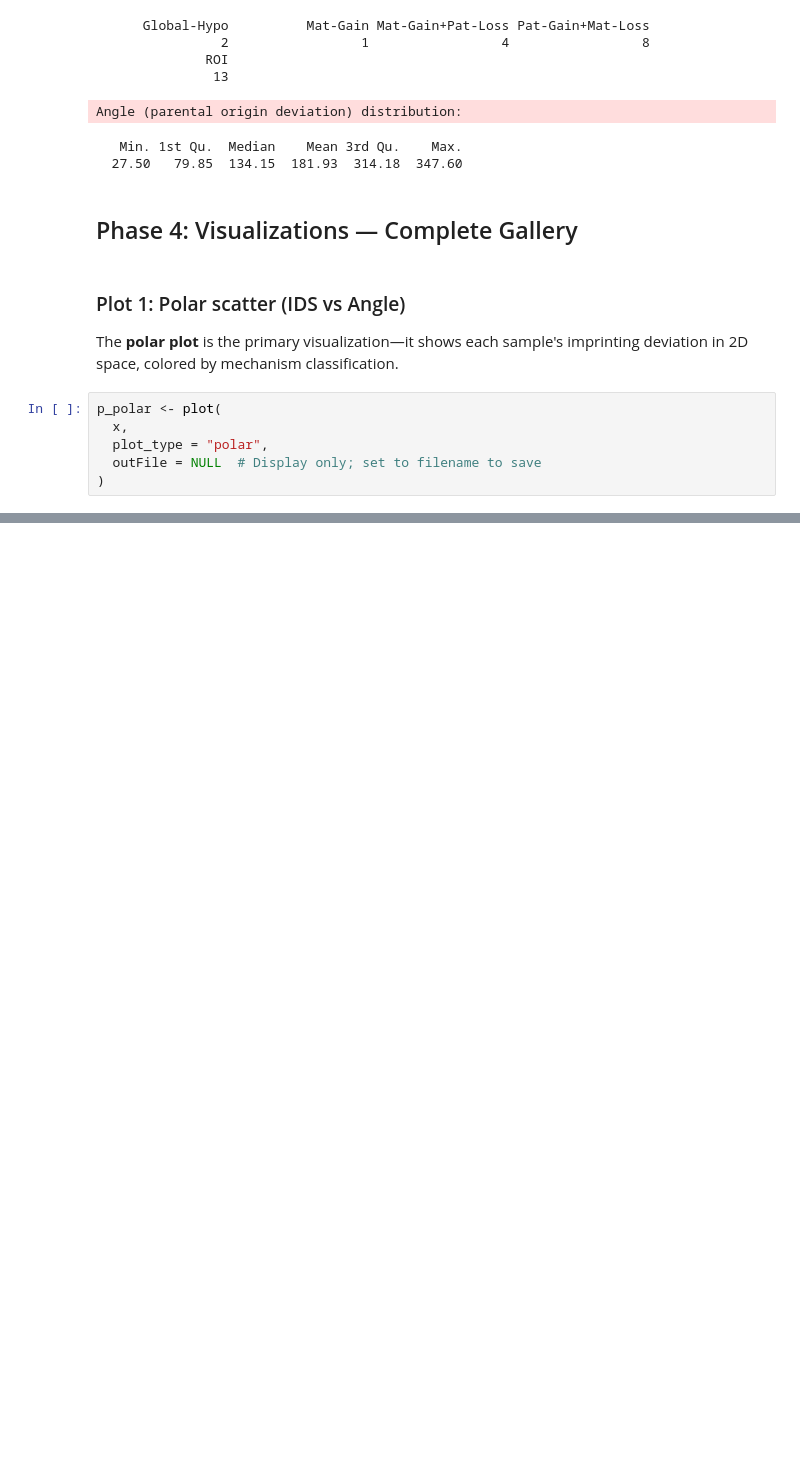
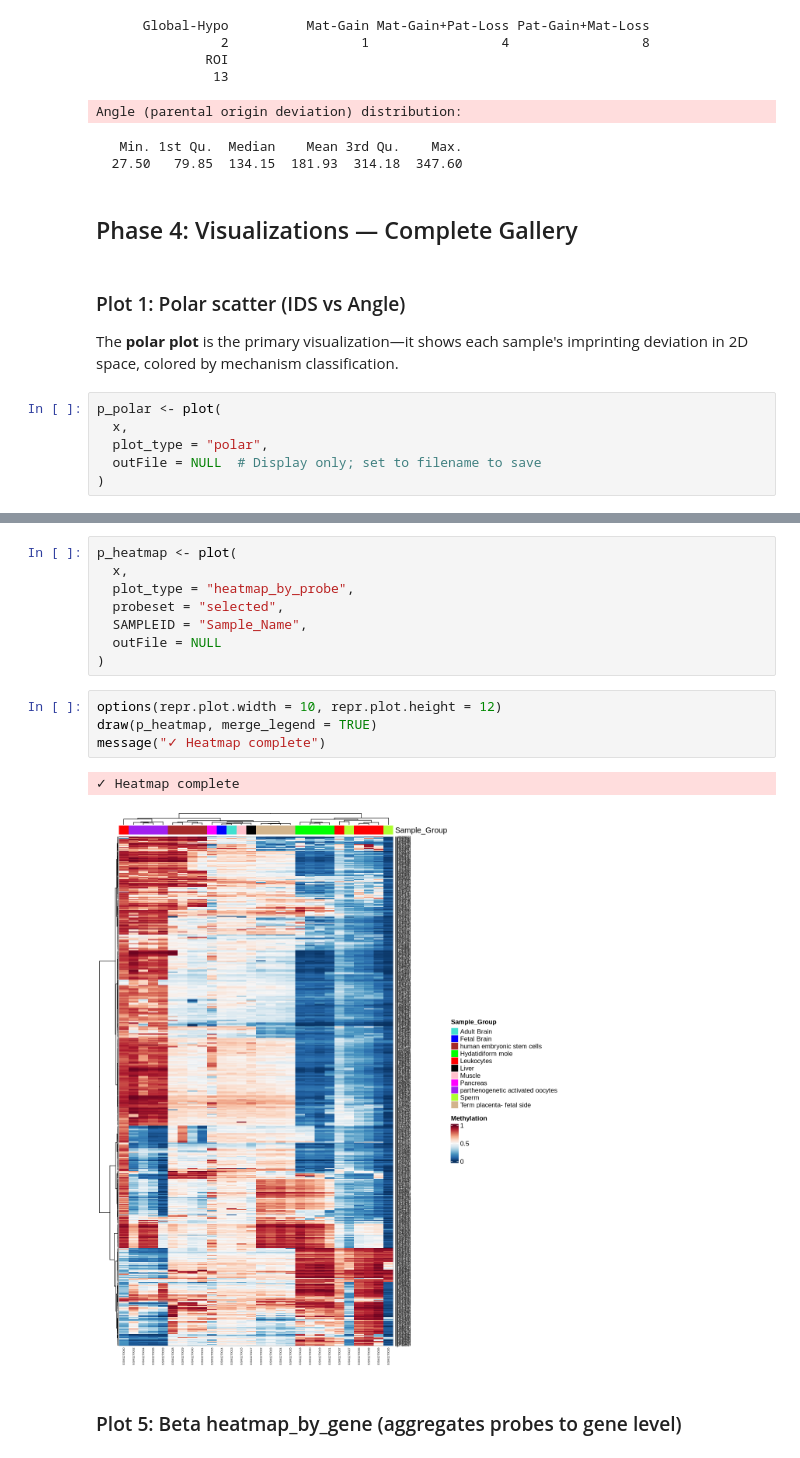
Before and after one commit to hongjianjin/imprintomeR, a Jupyter notebook: vignettes/GSE52567.ipynb, the cells around one changed output, grey strips where cells are left out. Cells and saved outputs as stored; diff of their text form; blank space fills up the shorter version.

```diff
--- a/vignettes/GSE52567.ipynb
+++ b/vignettes/GSE52567.ipynb
@@ -375,0 +401,17 @@ find.package("Cairo")
+# %%
+p_heatmap <- plot(
+  x,
+  plot_type = "heatmap_by_probe",
+  probeset = "selected",
+  SAMPLEID = "Sample_Name",
+  outFile = NULL
+)
+# %%
+options(repr.plot.width = 10, repr.plot.height = 12)
+draw(p_heatmap, merge_legend = TRUE)
+message("✓ Heatmap complete")
+# %% [output]
+✓ Heatmap complete
+[figure, added]
+# %% [markdown]
+### Plot 5: Beta heatmap_by_gene (aggregates probes to gene level)
```
Also changed, not shown: parts of 36 cells of this notebook.
